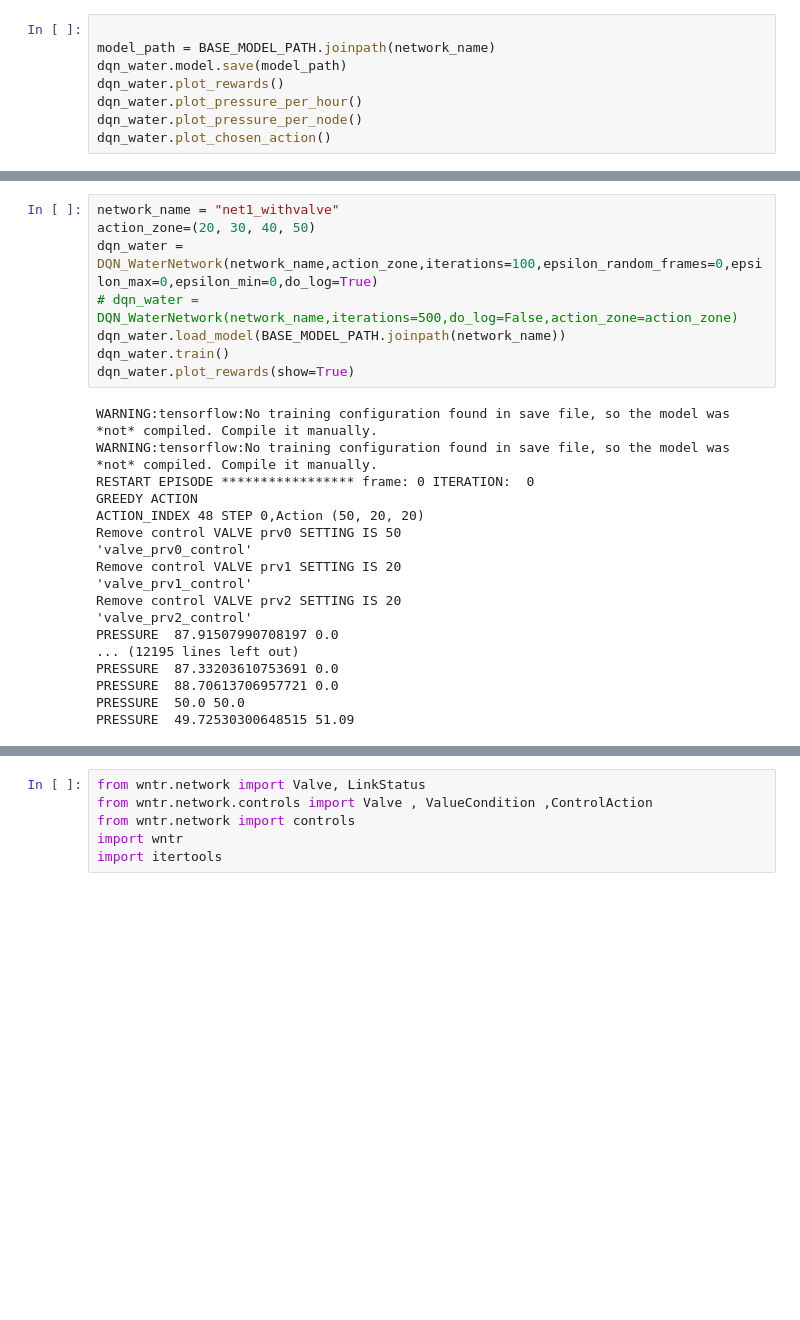
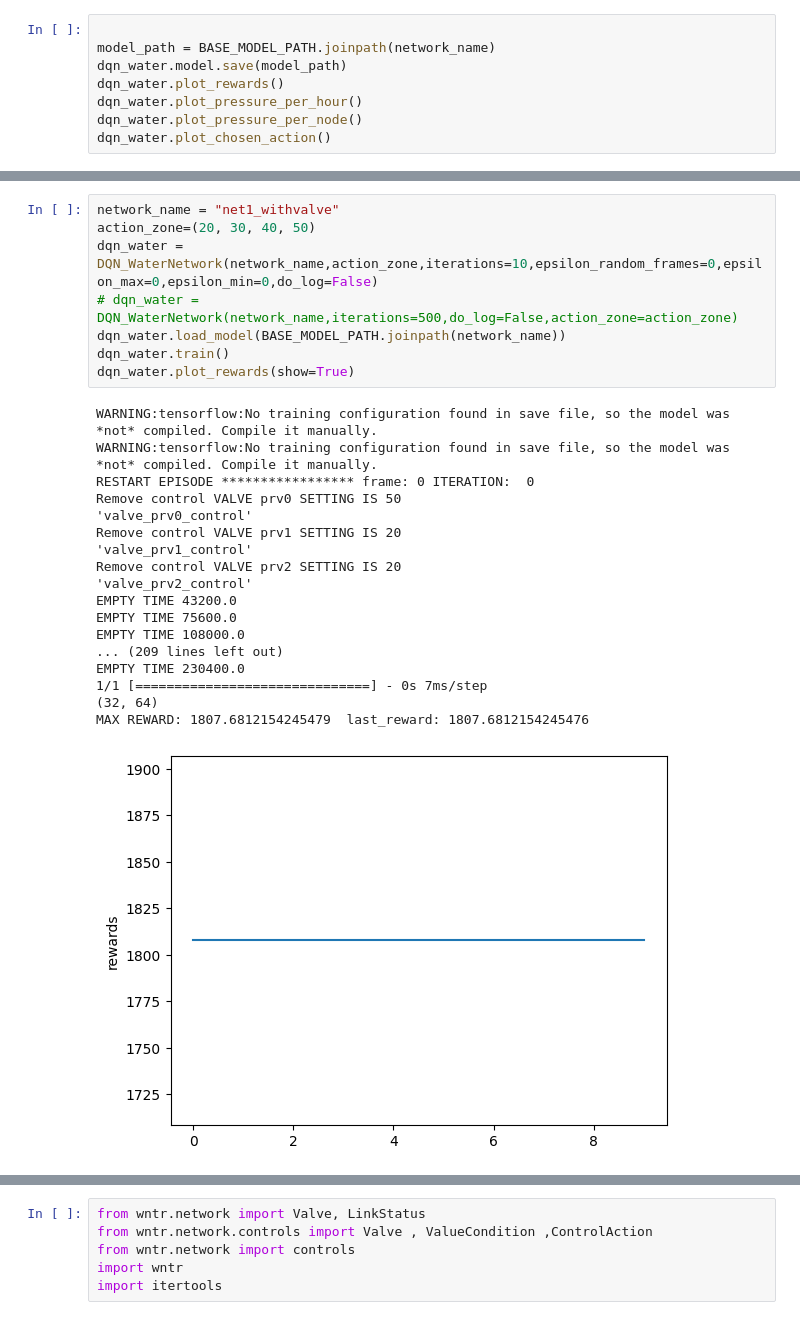
Before and after one commit to hoseinlook/WDN, a Jupyter notebook: project.ipynb, the cells around one changed output, grey strips where cells are left out. Cells and saved outputs as stored; diff of their text form; blank space fills up the shorter version.

Commit message:
Add new reward function + randomness

```diff
--- a/project.ipynb
+++ b/project.ipynb
@@ -127,26 +101,27 @@ INFO:tensorflow:Assets written to: /Users/hoseinlook/Projects/self/WDN_project/c
 # %%
 network_name = "net1_withvalve"
 action_zone=(20, 30, 40, 50)
-dqn_water = DQN_WaterNetwork(network_name,action_zone,iterations=100,epsilon_random_frames=0,epsilon_max=0,epsilon_min=0,do_log=True)
+dqn_water = DQN_WaterNetwork(network_name,action_zone,iterations=10,epsilon_random_frames=0,epsilon_max=0,epsilon_min=0,do_log=False)
 # dqn_water = DQN_WaterNetwork(network_name,iterations=500,do_log=False,action_zone=action_zone)
 dqn_water.load_model(BASE_MODEL_PATH.joinpath(network_name))
 dqn_water.train()
 dqn_water.plot_rewards(show=True)
 # %% [output]
 WARNING:tensorflow:No training configuration found in save file, so the model was *not* compiled. Compile it manually.
 WARNING:tensorflow:No training configuration found in save file, so the model was *not* compiled. Compile it manually.
 RESTART EPISODE ***************** frame: 0 ITERATION:  0
-GREEDY ACTION
-ACTION_INDEX 48 STEP 0,Action (50, 20, 20)
 Remove control VALVE prv0 SETTING IS 50
 'valve_prv0_control'
 Remove control VALVE prv1 SETTING IS 20
 'valve_prv1_control'
 Remove control VALVE prv2 SETTING IS 20
 'valve_prv2_control'
-PRESSURE  87.91507990708197 0.0
-... (12195 lines left out)
-PRESSURE  87.33203610753691 0.0
-PRESSURE  88.70613706957721 0.0
-PRESSURE  50.0 50.0
-PRESSURE  49.72530300648515 51.09
+EMPTY TIME 43200.0
+EMPTY TIME 75600.0
+EMPTY TIME 108000.0
+... (209 lines left out)
+EMPTY TIME 230400.0
+1/1 [==============================] - 0s 7ms/step
+(32, 64)
+MAX REWARD: 1807.6812154245479  last_reward: 1807.6812154245476
+[figure, added]
```
Also changed, not shown: parts of 10 cells of this notebook, 2 other files.
